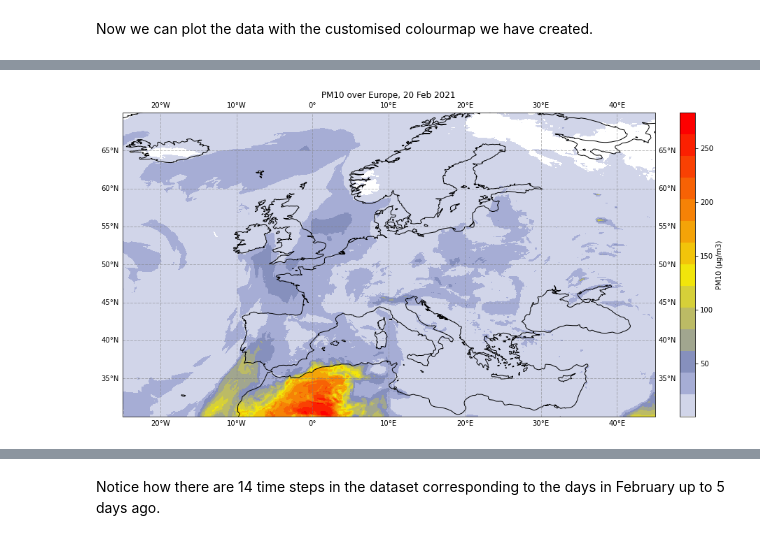
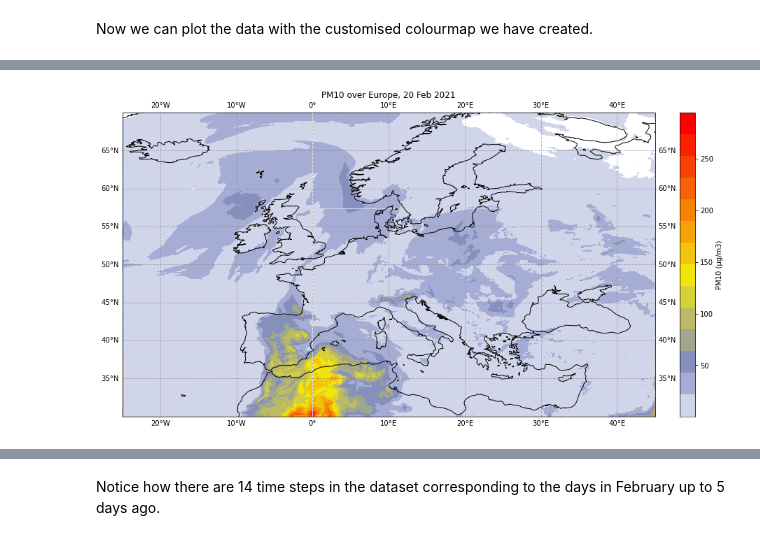
Before and after one commit to ecmwf-projects/copernicus-training, a Jupyter notebook: 212_cams_dust_monitoring.ipynb, the cells around one changed output, grey strips where cells are left out. Cells and saved outputs as stored; diff of their text form; code cells hidden in the pictures.

```diff
--- a/212_cams_dust_monitoring.ipynb
+++ b/212_cams_dust_monitoring.ipynb
@@ -121,5 +77,0 @@ We will now read and inspect this data:
-# %%
-# Create filename variable
-fn = f'{DATADIR}/CAMS_AirQuality_20210220.nc'
-# Read the air quality data into an xarray data-set
-ds_aq = xr.open_dataset(fn)
@@ -222,14 +213,13 @@ pm10 = pm10.squeeze(drop=True)
 # %%
 fig = plt.figure(figsize=(16,8))
 ax = plt.subplot(1,1,1, projection=ccrs.PlateCarree())
 ax.coastlines(color='black')
 ax.set_extent([-25,45,30,70], crs=ccrs.PlateCarree())
 ax.gridlines(draw_labels=True, linewidth=1, color='gray', alpha=0.5, linestyle='--')
 ax.set_title('PM10 over Europe, 20 Feb 2021', fontsize=12)
 im = plt.pcolormesh(pm10['longitude'].values, pm10['latitude'].values,
-                    pm10, cmap=camscmp, transform=ccrs.PlateCarree())
+                    pm10[30,:,:], cmap=camscmp, transform=ccrs.PlateCarree())
 cbar = plt.colorbar(im,fraction=0.046, pad=0.04)
 cbar.set_label('PM10 (µg/m3)')
-fig.savefig(f'{DATADIR}/PM10_Europe_20210220.png')
 # %% [output]
-[figure, old version]
+[figure, new version]
```
Also changed, not shown: parts of 46 cells of this notebook, 4 other files.
